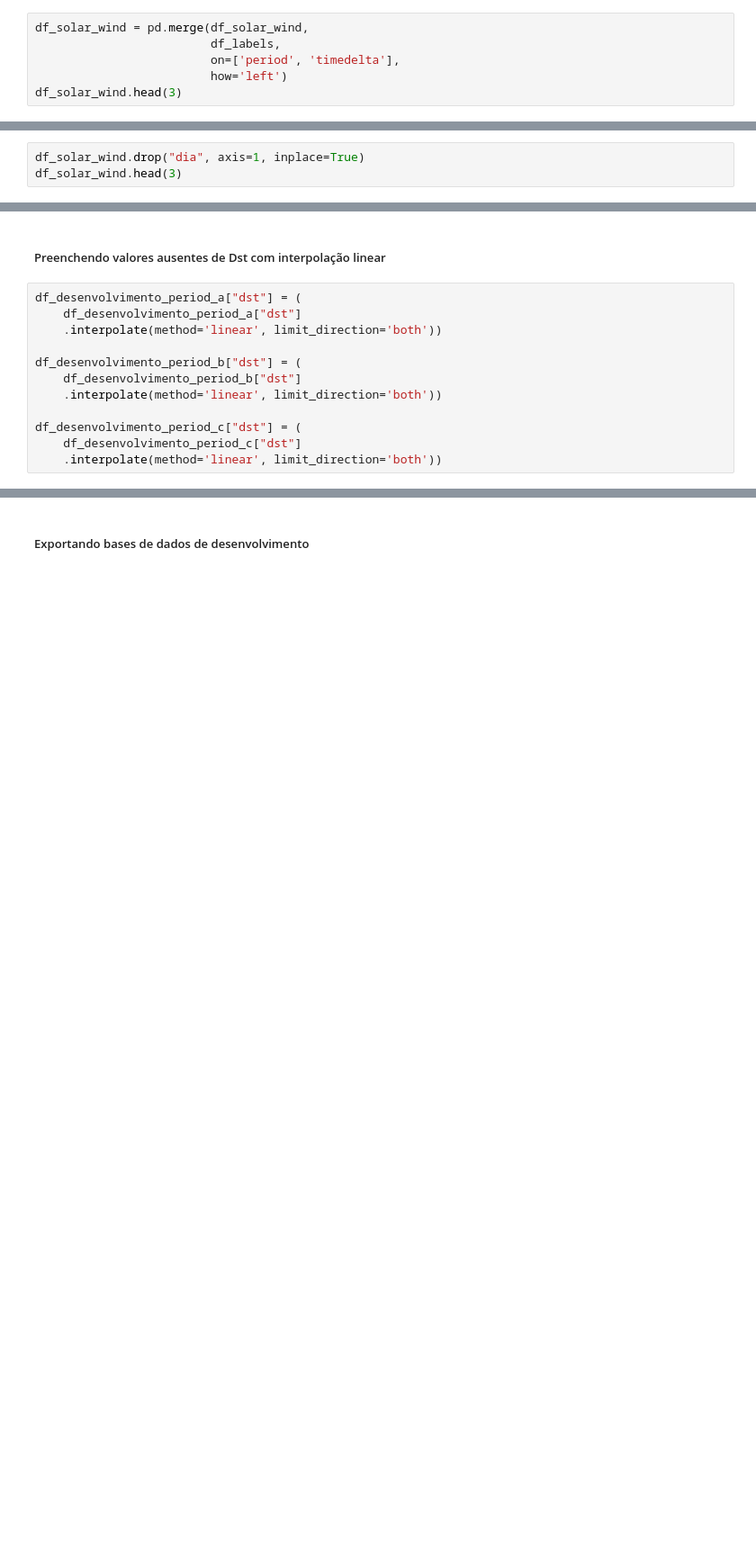
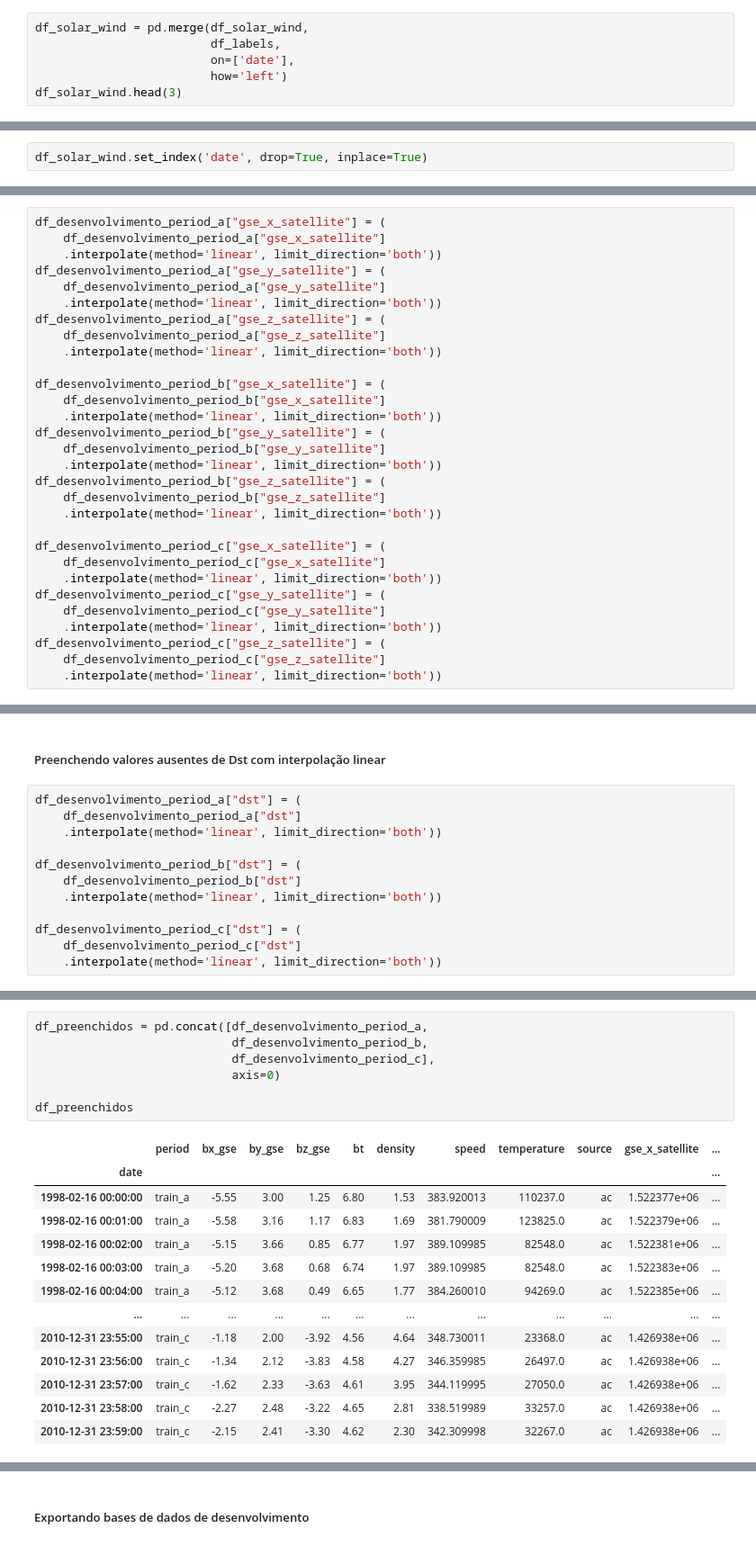
Before and after one commit to victorbuenoviana/vii_desafio_em_ciencia_de_dados, a Jupyter notebook: code/1_tratamento_consolidacao_segmentacao.ipynb, the cells around one changed output, grey strips where cells are left out. Shown: that part at 90% size. Saved outputs shown, nothing was run; the diff lists cells and outputs as text; blank space fills up the shorter version.

```diff
--- a/code/1_tratamento_consolidacao_segmentacao.ipynb
+++ b/code/1_tratamento_consolidacao_segmentacao.ipynb
@@ -386,7 +432,7 @@ df_solar_wind.head(3)
 # %%
 df_solar_wind = pd.merge(df_solar_wind,
                          df_labels,
-                         on=['period', 'timedelta'],
+                         on=['date'],
                          how='left')
 df_solar_wind.head(3)
 # %% [output]
@@ -399,3 +445,2 @@ df_solar_wind.head(3)
 # %%
-df_solar_wind.drop("dia", axis=1, inplace=True)
-df_solar_wind.head(3)
+df_solar_wind.set_index('date', drop=True, inplace=True)
@@ -514,3 +560,33 @@ df_desenvolvimento_period_c["temperature"] = (
+# %%
+df_desenvolvimento_period_a["gse_x_satellite"] = (
+    df_desenvolvimento_period_a["gse_x_satellite"]
+    .interpolate(method='linear', limit_direction='both'))
+df_desenvolvimento_period_a["gse_y_satellite"] = (
+    df_desenvolvimento_period_a["gse_y_satellite"]
+    .interpolate(method='linear', limit_direction='both'))
+df_desenvolvimento_period_a["gse_z_satellite"] = (
+    df_desenvolvimento_period_a["gse_z_satellite"]
+    .interpolate(method='linear', limit_direction='both'))
+
+df_desenvolvimento_period_b["gse_x_satellite"] = (
+    df_desenvolvimento_period_b["gse_x_satellite"]
+    .interpolate(method='linear', limit_direction='both'))
+df_desenvolvimento_period_b["gse_y_satellite"] = (
+    df_desenvolvimento_period_b["gse_y_satellite"]
+    .interpolate(method='linear', limit_direction='both'))
+df_desenvolvimento_period_b["gse_z_satellite"] = (
+    df_desenvolvimento_period_b["gse_z_satellite"]
+    .interpolate(method='linear', limit_direction='both'))
+
+df_desenvolvimento_period_c["gse_x_satellite"] = (
+    df_desenvolvimento_period_c["gse_x_satellite"]
+    .interpolate(method='linear', limit_direction='both'))
+df_desenvolvimento_period_c["gse_y_satellite"] = (
+    df_desenvolvimento_period_c["gse_y_satellite"]
+    .interpolate(method='linear', limit_direction='both'))
+df_desenvolvimento_period_c["gse_z_satellite"] = (
+    df_desenvolvimento_period_c["gse_z_satellite"]
+    .interpolate(method='linear', limit_direction='both'))
 # %% [markdown]
 ##### Preenchendo Valores ausentes das manchas solares com interpolação linear
 # %%
@@ -541,0 +620,21 @@ df_desenvolvimento_period_c["dst"] = (
+# %%
+df_preenchidos = pd.concat([df_desenvolvimento_period_a,
+                            df_desenvolvimento_period_b,
+                            df_desenvolvimento_period_c],
+                            axis=0)
+
+df_preenchidos
+# %% [output]
+|  | period | bx_gse | by_gse | bz_gse | bt | density | speed | temperature | source | gse_x_satellite | ... |
+| date |  |  |  |  |  |  |  |  |  |  | ... |
+| 1998-02-16 00:00:00 | train_a | -5.55 | 3.00 | 1.25 | 6.80 | 1.53 | 383.920013 | 110237.0 | ac | 1.522377e+06 | ... |
+| 1998-02-16 00:01:00 | train_a | -5.58 | 3.16 | 1.17 | 6.83 | 1.69 | 381.790009 | 123825.0 | ac | 1.522379e+06 | ... |
+| 1998-02-16 00:02:00 | train_a | -5.15 | 3.66 | 0.85 | 6.77 | 1.97 | 389.109985 | 82548.0 | ac | 1.522381e+06 | ... |
+| 1998-02-16 00:03:00 | train_a | -5.20 | 3.68 | 0.68 | 6.74 | 1.97 | 389.109985 | 82548.0 | ac | 1.522383e+06 | ... |
+| 1998-02-16 00:04:00 | train_a | -5.12 | 3.68 | 0.49 | 6.65 | 1.77 | 384.260010 | 94269.0 | ac | 1.522385e+06 | ... |
+| ... | ... | ... | ... | ... | ... | ... | ... | ... | ... | ... | ... |
+| 2010-12-31 23:55:00 | train_c | -1.18 | 2.00 | -3.92 | 4.56 | 4.64 | 348.730011 | 23368.0 | ac | 1.426938e+06 | ... |
+| 2010-12-31 23:56:00 | train_c | -1.34 | 2.12 | -3.83 | 4.58 | 4.27 | 346.359985 | 26497.0 | ac | 1.426938e+06 | ... |
+| 2010-12-31 23:57:00 | train_c | -1.62 | 2.33 | -3.63 | 4.61 | 3.95 | 344.119995 | 27050.0 | ac | 1.426938e+06 | ... |
+| 2010-12-31 23:58:00 | train_c | -2.27 | 2.48 | -3.22 | 4.65 | 2.81 | 338.519989 | 33257.0 | ac | 1.426938e+06 | ... |
+| 2010-12-31 23:59:00 | train_c | -2.15 | 2.41 | -3.30 | 4.62 | 2.30 | 342.309998 | 32267.0 | ac | 1.426938e+06 | ... |
```
Also changed, not shown: parts of 27 cells of this notebook, 6 other files.
